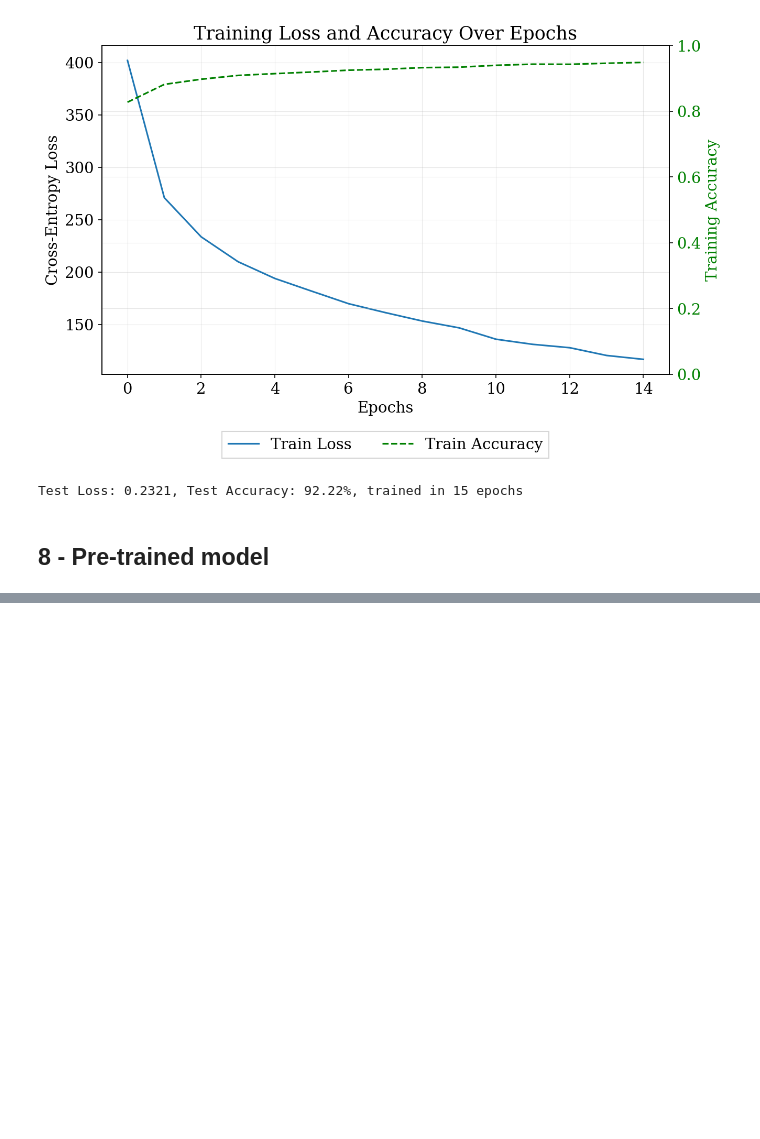
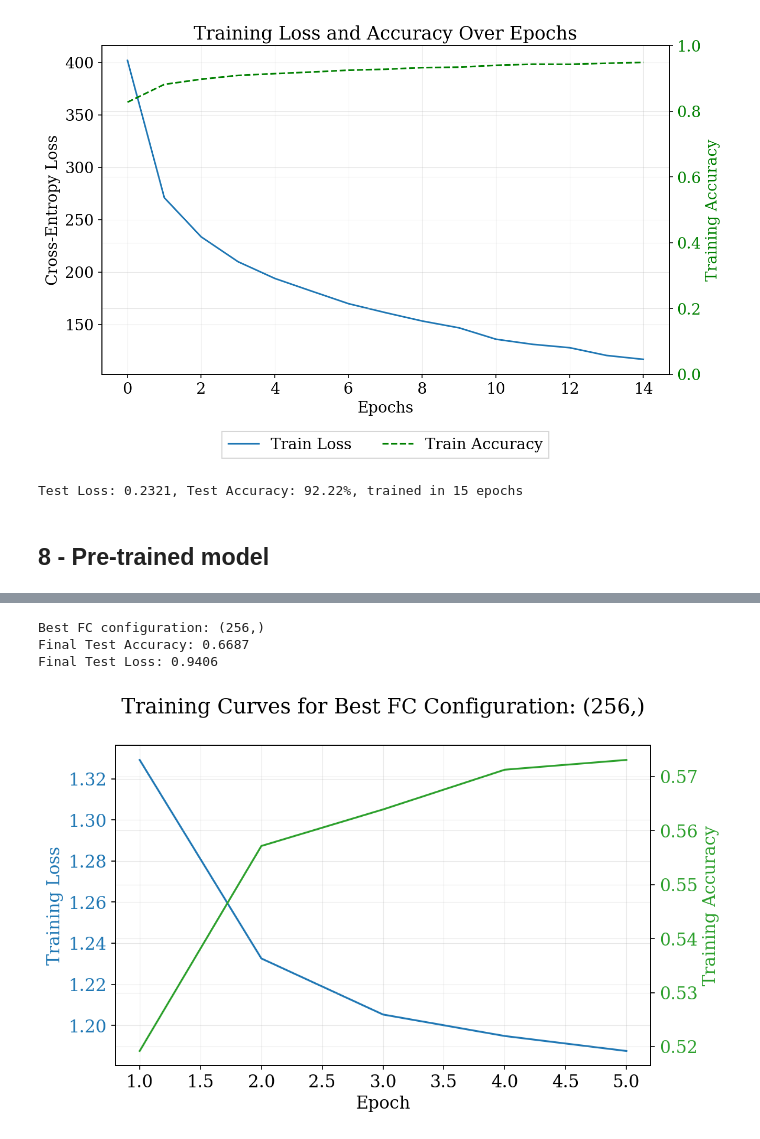
Before and after one commit to audrey352/COMP551, a Jupyter notebook: Assignment3/A3_notebook.ipynb, the cells around one changed output, grey strips where cells are left out. Saved outputs shown, nothing was run; the diff lists cells and outputs as text; code cells hidden in the pictures; blank space fills up the shorter version.

```diff
--- a/Assignment3/A3_notebook.ipynb
+++ b/Assignment3/A3_notebook.ipynb
@@ -2107,0 +2166,7 @@ layers that you have added to the pre-trained model through careful experiments.
+# %%
+# Trying different FC layer configurations
+fc_hidden_sizes_list = [
+    [256],           # 1 FC layer
+    [512, 256],      # 2 FC layers
+    [1024, 512, 256] # 3 FC layers
+]
@@ -2107,0 +2279,39 @@ layers that you have added to the pre-trained model through careful experiments.
+# %%
+# Best FC configuration
+best_config = max(history.keys(), key=lambda x: history[x]["test_acc"])
+best_test_acc = history[best_config]["test_acc"]
+best_test_loss = history[best_config]["test_loss"]
+
+print(f"Best FC configuration: {best_config}")
+print(f"Final Test Accuracy: {best_test_acc:.4f}")
+print(f"Final Test Loss: {best_test_loss:.4f}")
+# %% [output]
+Best FC configuration: (256,)
+Final Test Accuracy: 0.6687
+Final Test Loss: 0.9406
+# %%
+# Plot training curves for best configuration
+train_loss = history[best_config]["train_loss"]
+train_acc = history[best_config]["train_acc"]
+epochs = range(1, len(train_loss) + 1)
+
+fig, ax1 = plt.subplots(figsize=(8, 5))
+
+color = 'tab:blue'
+ax1.set_xlabel('Epoch')
+ax1.set_ylabel('Training Loss', color=color)
+ax1.plot(epochs, train_loss, marker='', color=color, label='Train Loss')
+ax1.tick_params(axis='y', labelcolor=color)
+
+ax2 = ax1.twinx()  # share x-axis
+color = 'tab:green'
+ax2.set_ylabel('Training Accuracy', color=color)
+ax2.plot(epochs, train_acc, marker='', color=color, label='Train Acc')
+ax2.tick_params(axis='y', labelcolor=color)
+
+fig.suptitle(f"Training Curves for Best FC Configuration: {best_config}")
+fig.tight_layout()
+plt.savefig(os.path.join(SAVEDIR, 'resnet_fc_best_training_curve.png'))
+plt.show()
+# %% [output]
+[figure, added]
```
Also changed, not shown: parts of 25 cells of this notebook, 9 other files.
